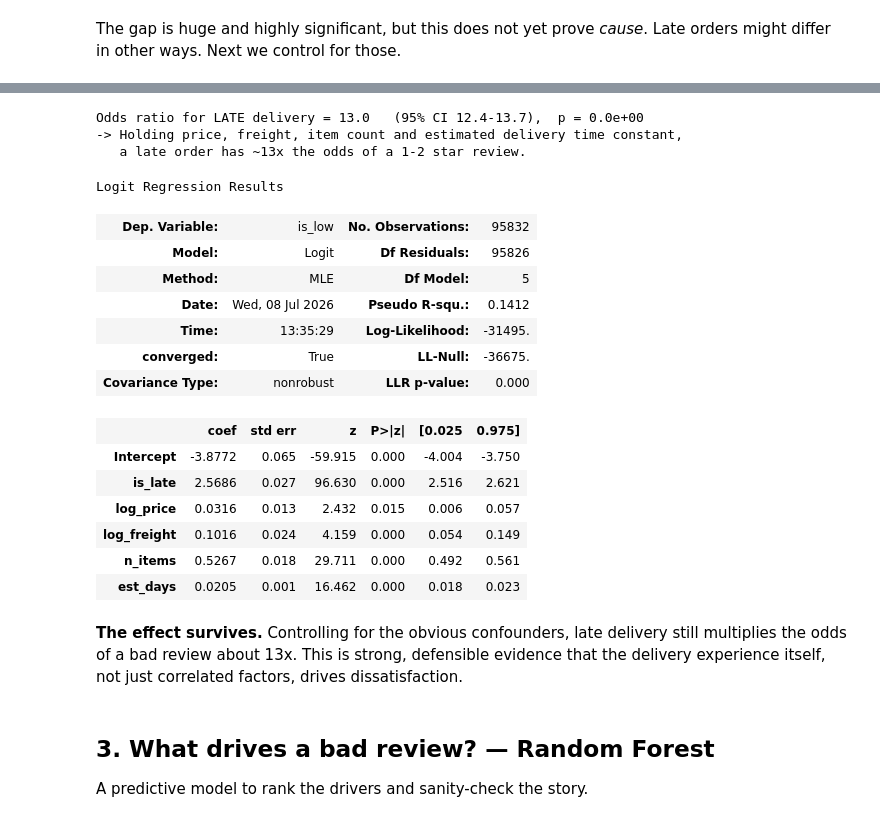
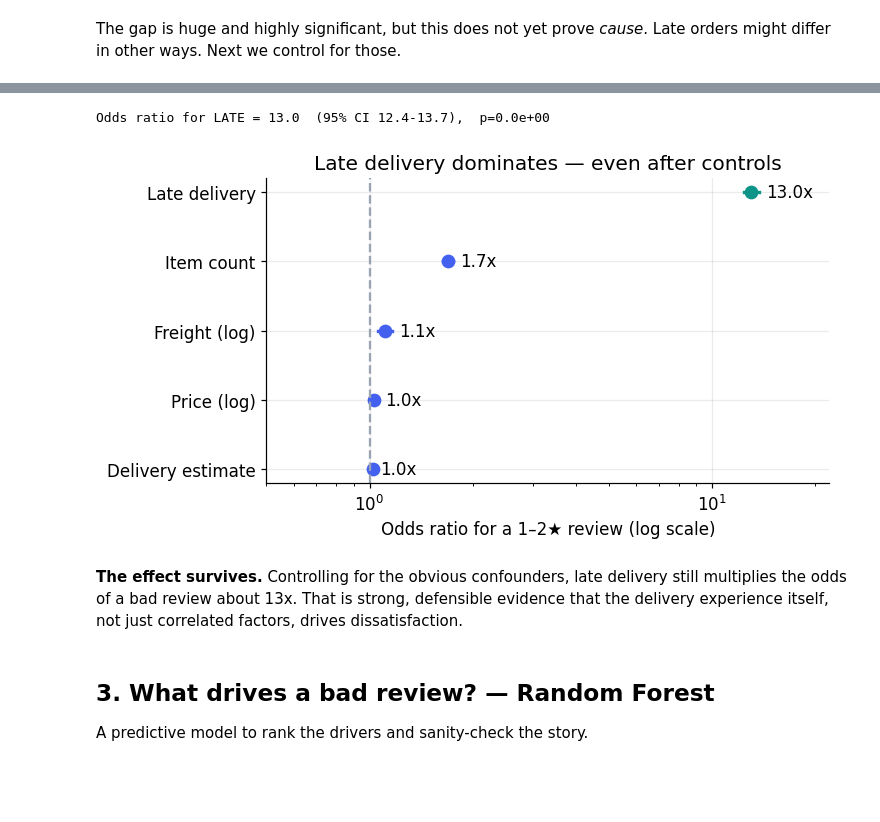
Before and after one commit to mishalaboobackar/olist-marketplace-analytics, a Jupyter notebook: notebooks/03_experiment_analysis.ipynb, the cells around one changed output, grey strips where cells are left out. Cells and saved outputs as stored; diff of their text form; code cells hidden in the pictures; blank space fills up the shorter version.

```diff
--- a/notebooks/03_experiment_analysis.ipynb
+++ b/notebooks/03_experiment_analysis.ipynb
@@ -79,34 +60,24 @@ We model the probability of a 1–2 star review from **is_late** plus confounder
-# %%
-import statsmodels.formula.api as smf
-
-model = smf.logit('is_low ~ is_late + log_price + log_freight + n_items + est_days', data=df).fit(disp=0)
-odds  = np.exp(model.params['is_late'])
-ci    = np.exp(model.conf_int().loc['is_late'])
-print(f"Odds ratio for LATE delivery = {odds:.1f}   (95% CI {ci[0]:.1f}-{ci[1]:.1f}),  p = {model.pvalues['is_late']:.1e}")
-print(f"-> Holding price, freight, item count and estimated delivery time constant,")
-print(f"   a late order has ~{odds:.0f}x the odds of a 1-2 star review.")
-model.summary()
-# %% [output]
-Odds ratio for LATE delivery = 13.0   (95% CI 12.4-13.7),  p = 0.0e+00
--> Holding price, freight, item count and estimated delivery time constant,
-   a late order has ~13x the odds of a 1-2 star review.
-Logit Regression Results
-| Dep. Variable: | is_low | No. Observations: | 95832 |
-| Model: | Logit | Df Residuals: | 95826 |
-| Method: | MLE | Df Model: | 5 |
-| Date: | Wed, 08 Jul 2026 | Pseudo R-squ.: | 0.1412 |
-| Time: | 13:35:29 | Log-Likelihood: | -31495. |
-| converged: | True | LL-Null: | -36675. |
-| Covariance Type: | nonrobust | LLR p-value: | 0.000 |
-|  | coef | std err | z | P>|z| | [0.025 | 0.975] |
-| Intercept | -3.8772 | 0.065 | -59.915 | 0.000 | -4.004 | -3.750 |
-| is_late | 2.5686 | 0.027 | 96.630 | 0.000 | 2.516 | 2.621 |
-| log_price | 0.0316 | 0.013 | 2.432 | 0.015 | 0.006 | 0.057 |
-| log_freight | 0.1016 | 0.024 | 4.159 | 0.000 | 0.054 | 0.149 |
-| n_items | 0.5267 | 0.018 | 29.711 | 0.000 | 0.492 | 0.561 |
-| est_days | 0.0205 | 0.001 | 16.462 | 0.000 | 0.018 | 0.023 |
+# %%
+import statsmodels.formula.api as smf
+m=smf.logit('is_low ~ is_late + log_price + log_freight + n_items + est_days',data=df).fit(disp=0)
+terms=['is_late','n_items','log_freight','log_price','est_days']
+labels={'is_late':'Late delivery','n_items':'Item count','log_freight':'Freight (log)','log_price':'Price (log)','est_days':'Delivery estimate'}
+ors=np.exp(m.params[terms]); ci=np.exp(m.conf_int().loc[terms]); order=ors.sort_values().index
+print(f"Odds ratio for LATE = {ors['is_late']:.1f}  (95% CI {ci.loc['is_late'][0]:.1f}-{ci.loc['is_late'][1]:.1f}),  p={m.pvalues['is_late']:.1e}")
+
+fig,ax=plt.subplots(figsize=(6.6,3.6))
+for i,t in enumerate(order):
+    lo2,hi2=ci.loc[t]; col=TEAL if t=='is_late' else BLUE
+    ax.plot([lo2,hi2],[i,i],color=col,lw=2.2); ax.plot(ors[t],i,'o',color=col,ms=8)
+    ax.text(hi2*1.05,i,f'{ors[t]:.1f}x',va='center')
+ax.axvline(1,ls='--',color=GREY); ax.set_yticks(range(len(order))); ax.set_yticklabels([labels[t] for t in order])
+ax.set_xscale('log'); ax.set_xlabel('Odds ratio for a 1–2★ review (log scale)')
+ax.set_title('Late delivery dominates — even after controls'); ax.set_xlim(.5,ci.values.max()*1.6); plt.show()
+# %% [output]
+Odds ratio for LATE = 13.0  (95% CI 12.4-13.7),  p=0.0e+00
+[figure, added]
 # %% [markdown]
-**The effect survives.** Controlling for the obvious confounders, late delivery still multiplies the odds of a bad review about 13x. This is strong, defensible evidence that the delivery experience itself, not just correlated factors, drives dissatisfaction.
+**The effect survives.** Controlling for the obvious confounders, late delivery still multiplies the odds of a bad review about 13x. That is strong, defensible evidence that the delivery experience itself, not just correlated factors, drives dissatisfaction.
 # %% [markdown]
 ## 3. What drives a bad review? — Random Forest
 
```
Also changed, not shown: parts of 7 cells of this notebook.
